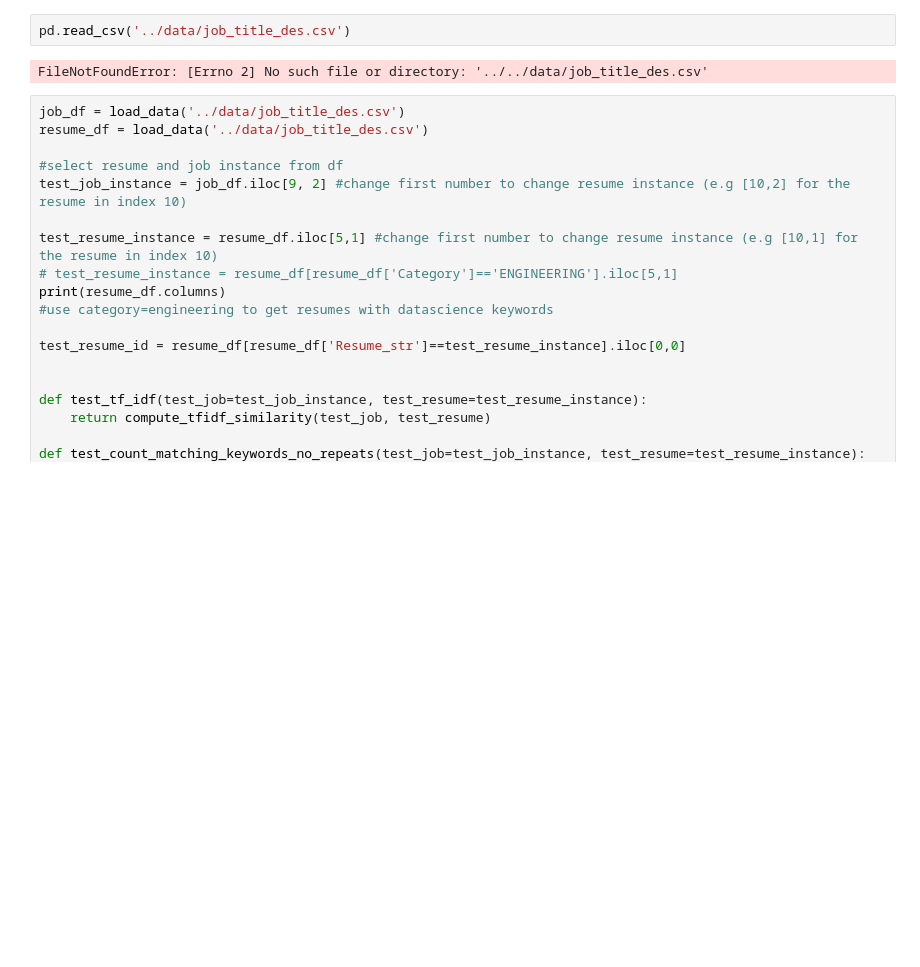
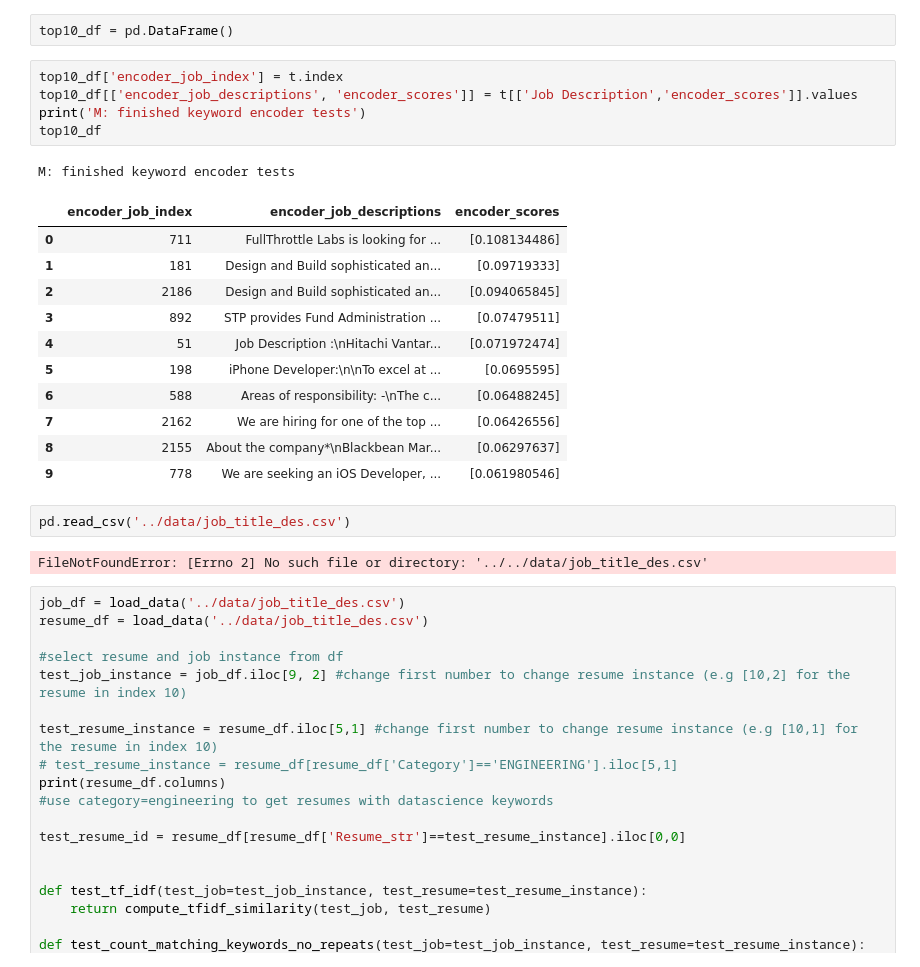
Before and after one commit to JonnyBeAverage/Jobable, a Jupyter notebook: jobable/ml_logic/test.ipynb, the cells around one changed output. Cells and saved outputs as stored; diff of their text form; blank space fills up the shorter version.

```diff
--- a/jobable/ml_logic/test.ipynb
+++ b/jobable/ml_logic/test.ipynb
@@ -6,3 +212,23 @@ NameError: name 'fr' is not defined
+# %%
+top10_df = pd.DataFrame()
+# %%
+top10_df['encoder_job_index'] = t.index
+top10_df[['encoder_job_descriptions', 'encoder_scores']] = t[['Job Description','encoder_scores']].values
+print('M: finished keyword encoder tests')
+top10_df
+# %% [output]
+M: finished keyword encoder tests
+|  | encoder_job_index | encoder_job_descriptions | encoder_scores |
+| 0 | 711 | FullThrottle Labs is looking for ... | [0.108134486] |
+| 1 | 181 | Design and Build sophisticated an... | [0.09719333] |
+| 2 | 2186 | Design and Build sophisticated an... | [0.094065845] |
+| 3 | 892 | STP provides Fund Administration ... | [0.07479511] |
+| 4 | 51 | Job Description :\nHitachi Vantar... | [0.071972474] |
+| 5 | 198 | iPhone Developer:\n\nTo excel at ... | [0.0695595] |
+| 6 | 588 | Areas of responsibility: -\nThe c... | [0.06488245] |
+| 7 | 2162 | We are hiring for one of the top ... | [0.06426556] |
+| 8 | 2155 | About the company*\nBlackbean Mar... | [0.06297637] |
+| 9 | 778 | We are seeking an iOS Developer, ... | [0.061980546] |
 # %%
 pd.read_csv('../data/job_title_des.csv')
 # %% [output]
```
Also changed, not shown: parts of 19 cells of this notebook, 2 other files.
